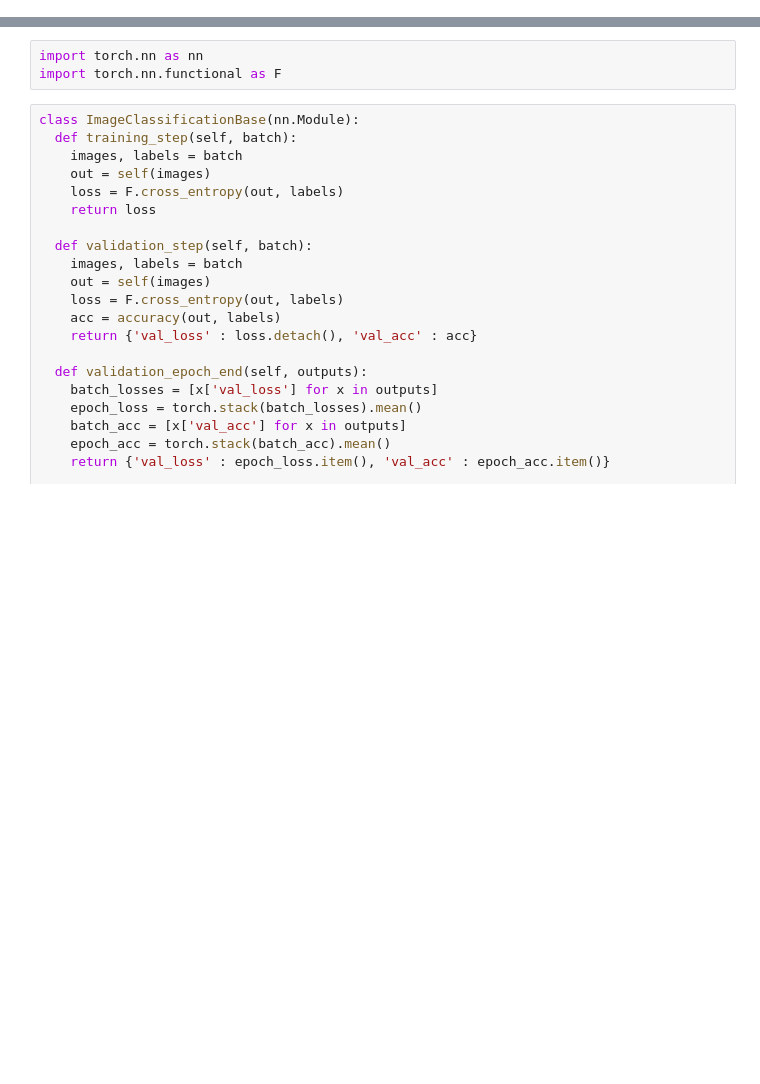
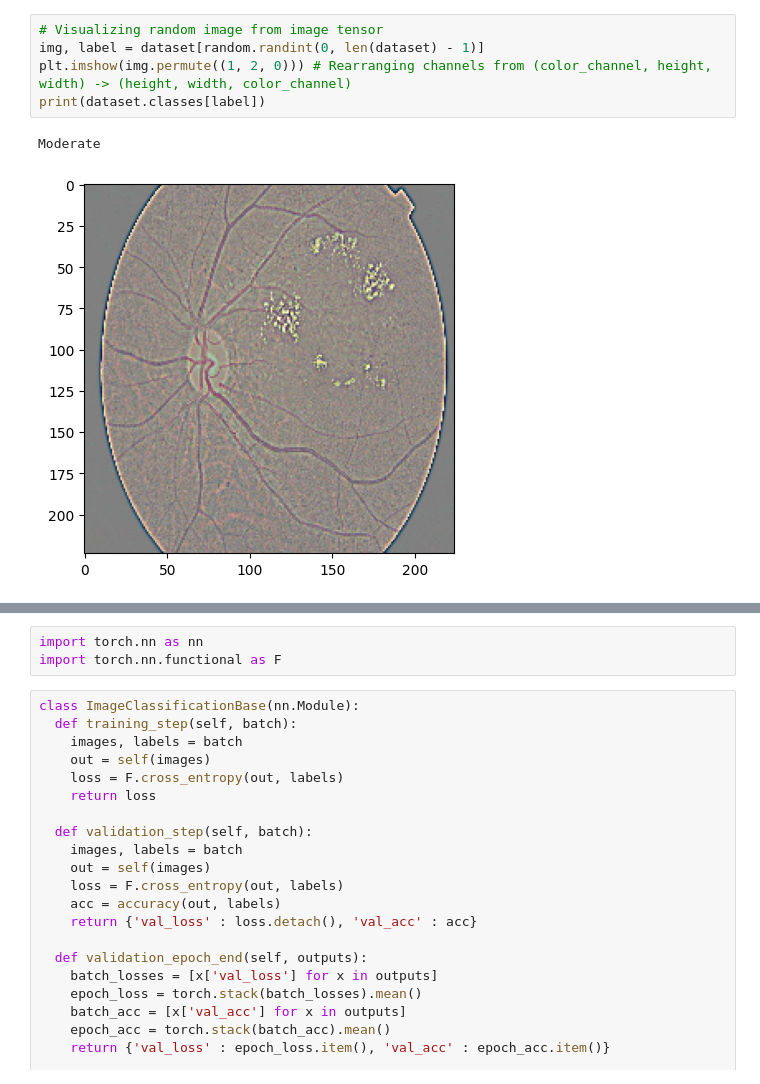
Before and after one commit to Sanjeetshkhr/Diabetic-Retinopathy, a Jupyter notebook: Untitled6.ipynb, the cells around one changed output, grey strips where cells are left out. Cells and saved outputs as stored; diff of their text form; blank space fills up the shorter version.

```diff
--- a/Untitled6.ipynb
+++ b/Untitled6.ipynb
@@ -114,0 +61,8 @@ def show_batch(dl):
+# %%
+# Visualizing random image from image tensor
+img, label = dataset[random.randint(0, len(dataset) - 1)]
+plt.imshow(img.permute((1, 2, 0))) # Rearranging channels from (color_channel, height, width) -> (height, width, color_channel)
+print(dataset.classes[label])
+# %% [output]
+Moderate
+[figure, added]
```
Also changed, not shown: parts of 59 cells of this notebook.
